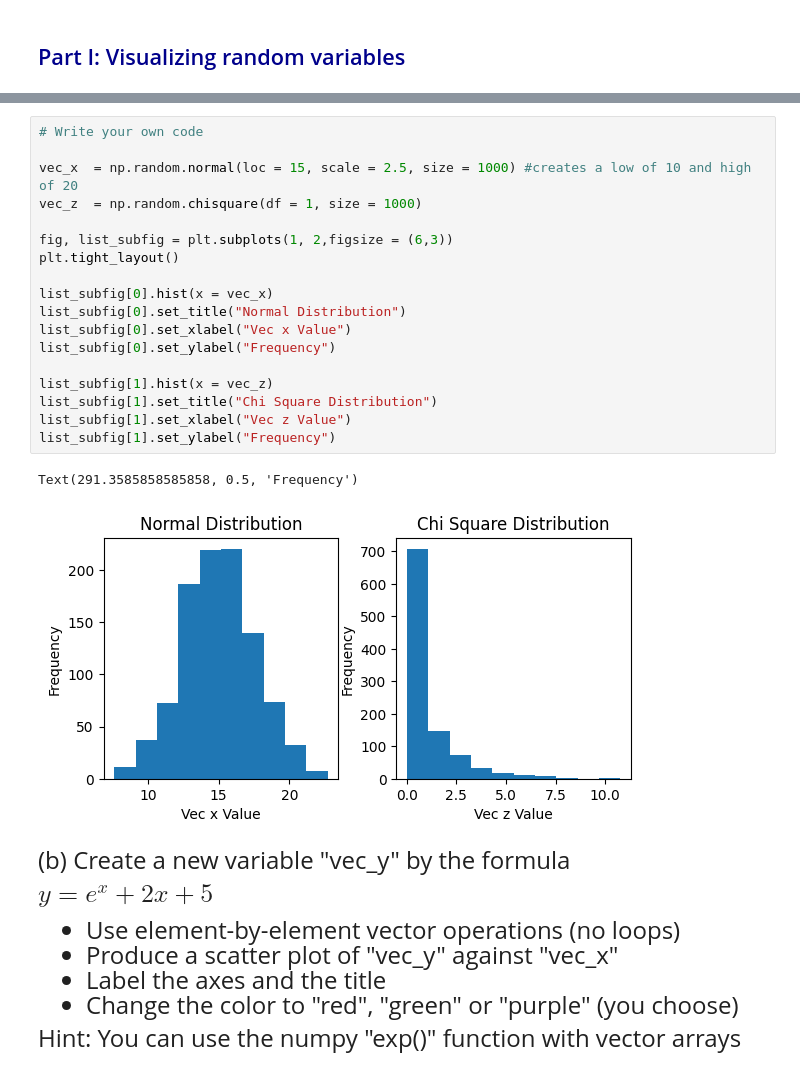
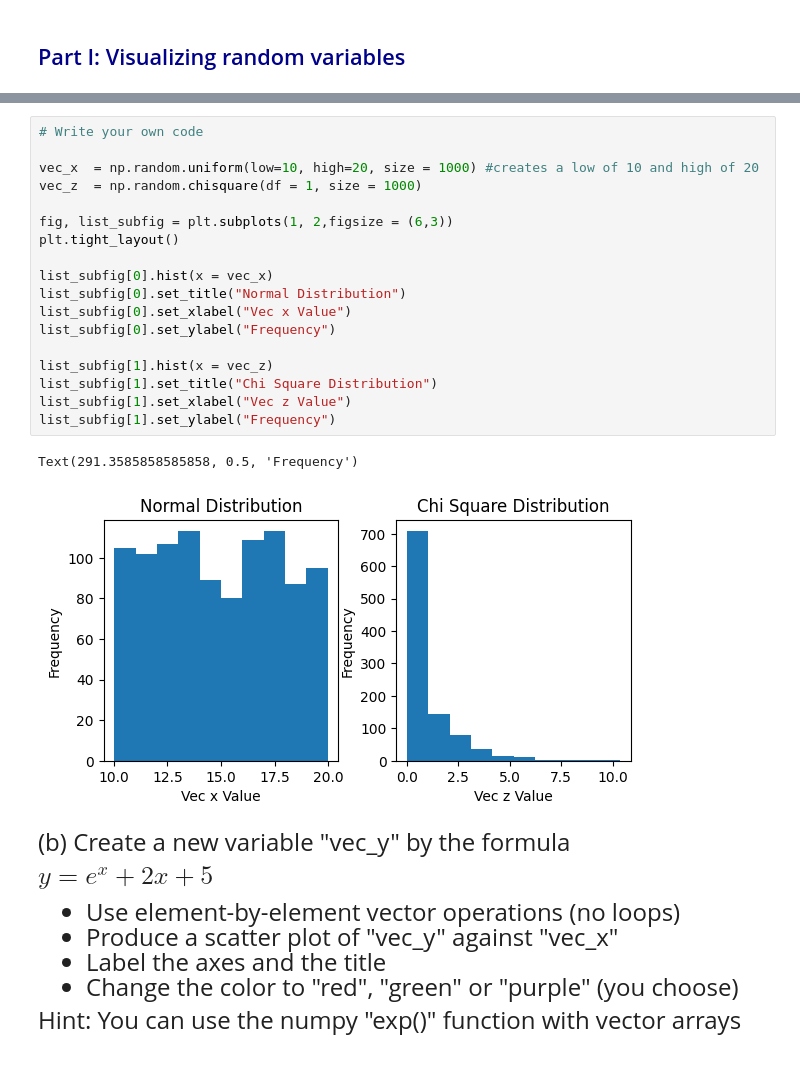
Before and after one commit to aanya-v/emoryqtm151, a Jupyter notebook: Quiz 1 - Section 3/Quiz 1 - Section 3.ipynb, the cells around one changed output, grey strips where cells are left out. Cells and saved outputs as stored; diff of their text form.

```diff
--- a/Quiz 1 - Section 3/Quiz 1 - Section 3.ipynb
+++ b/Quiz 1 - Section 3/Quiz 1 - Section 3.ipynb
@@ -59,24 +59,24 @@ To get full points, plot the histograms on a grid (See Lecture 6)
 # %%
 # Write your own code
 
-vec_x  = np.random.normal(loc = 15, scale = 2.5, size = 1000) #creates a low of 10 and high of 20
+vec_x  = np.random.uniform(low=10, high=20, size = 1000) #creates a low of 10 and high of 20
 vec_z  = np.random.chisquare(df = 1, size = 1000)
 
 fig, list_subfig = plt.subplots(1, 2,figsize = (6,3))
 plt.tight_layout()
 
 list_subfig[0].hist(x = vec_x)
 list_subfig[0].set_title("Normal Distribution")
 list_subfig[0].set_xlabel("Vec x Value")
 list_subfig[0].set_ylabel("Frequency")
 
 list_subfig[1].hist(x = vec_z)
 list_subfig[1].set_title("Chi Square Distribution")
 list_subfig[1].set_xlabel("Vec z Value")
 list_subfig[1].set_ylabel("Frequency")
 # %% [output]
 Text(291.3585858585858, 0.5, 'Frequency')
-[figure, old version]
+[figure, new version]
 # %% [markdown]
 <font size = "5">
 
```
Also changed, not shown: 1 other file.
